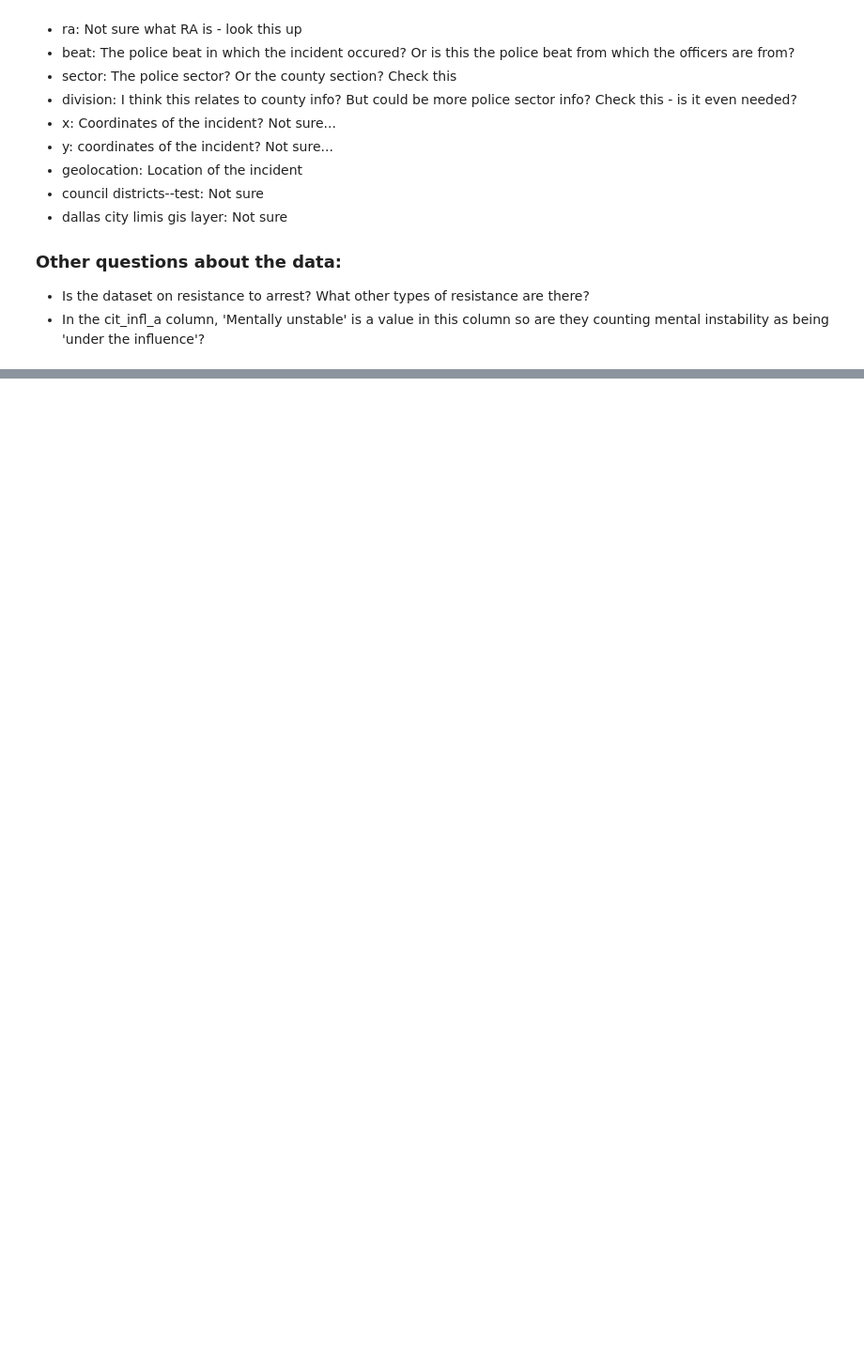
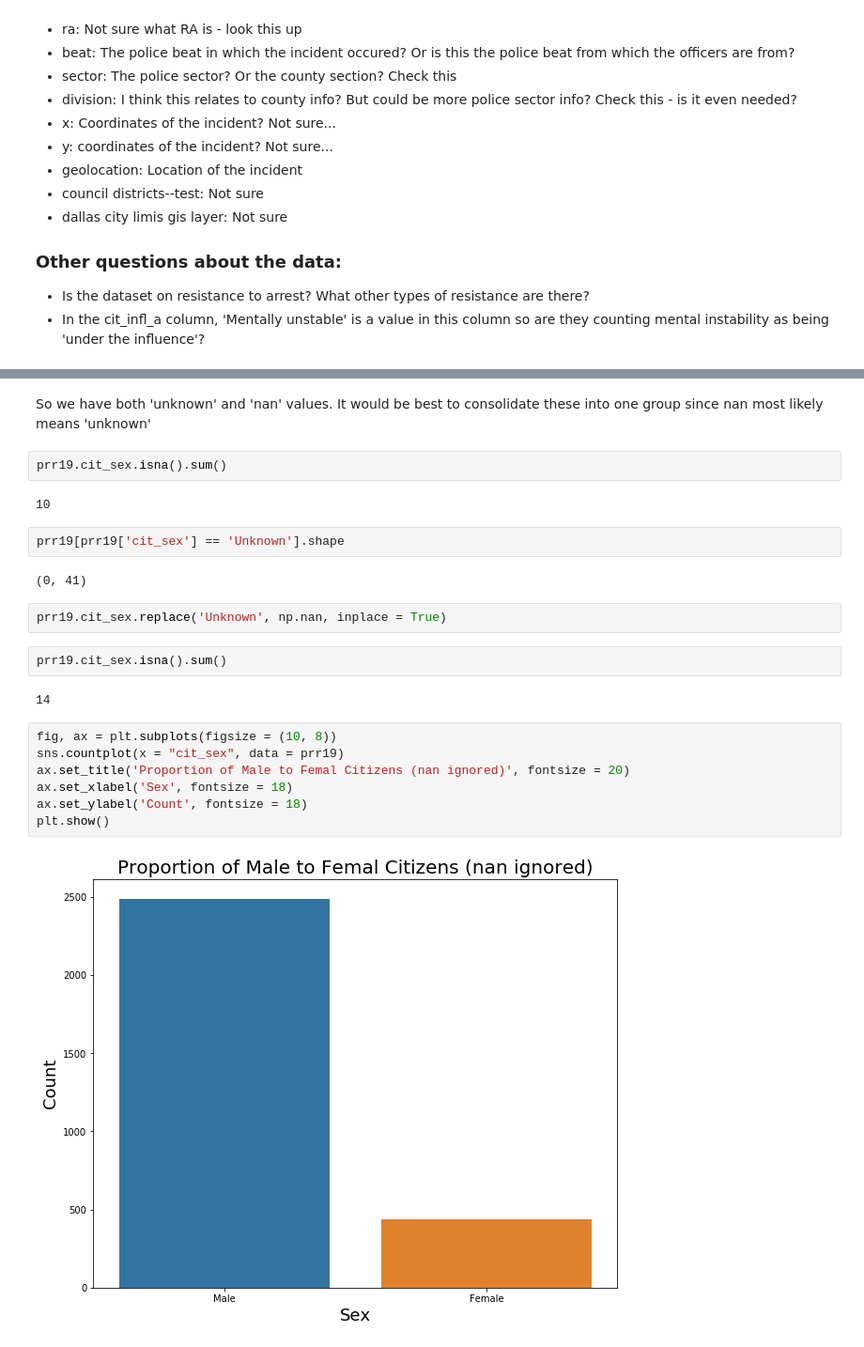
Before and after one commit to lecritch/respones_to_resistance_model_analysis, a Jupyter notebook: exploratory/eda/01_inital_eda.ipynb, the cells around one changed output, grey strips where cells are left out. Shown: that part at 94% size. Cells and saved outputs as stored; diff of their text form; blank space fills up the shorter version.

```diff
--- a/exploratory/eda/01_inital_eda.ipynb
+++ b/exploratory/eda/01_inital_eda.ipynb
@@ -94,0 +350,25 @@ There does not appear to be any documentation for this dataset and so we might n
+# %% [markdown]
+So we have both 'unknown' and 'nan' values.  It would be best to consolidate these into one group since nan most likely means 'unknown'
+# %%
+prr19.cit_sex.isna().sum()
+# %% [output]
+10
+# %%
+prr19[prr19['cit_sex'] == 'Unknown'].shape
+# %% [output]
+(0, 41)
+# %%
+prr19.cit_sex.replace('Unknown', np.nan, inplace = True)
+# %%
+prr19.cit_sex.isna().sum()
+# %% [output]
+14
+# %%
+fig, ax = plt.subplots(figsize = (10, 8))
+sns.countplot(x = "cit_sex", data = prr19)
+ax.set_title('Proportion of Male to Femal Citizens (nan ignored)', fontsize = 20)
+ax.set_xlabel('Sex', fontsize = 18)
+ax.set_ylabel('Count', fontsize = 18)
+plt.show()
+# %% [output]
+[figure, added]
```
Also changed, not shown: parts of 89 cells of this notebook.
